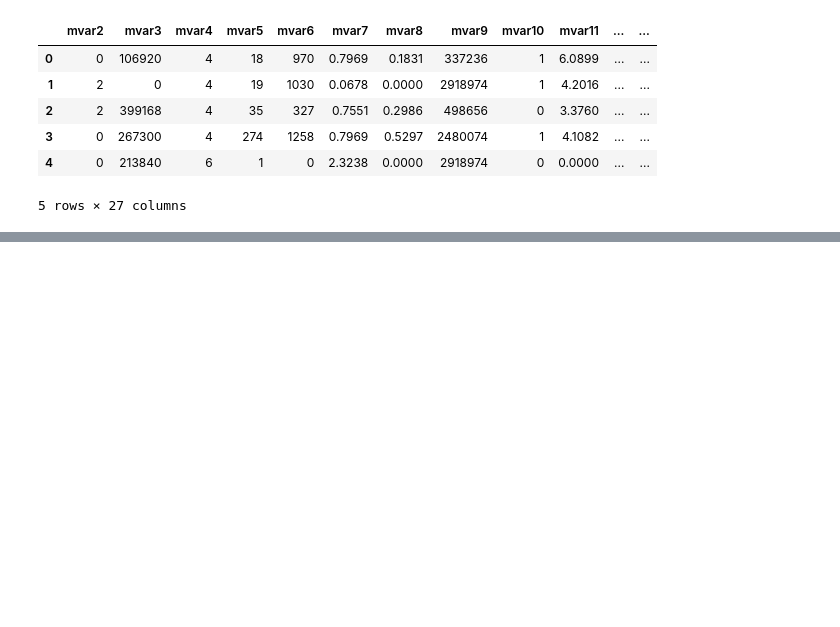
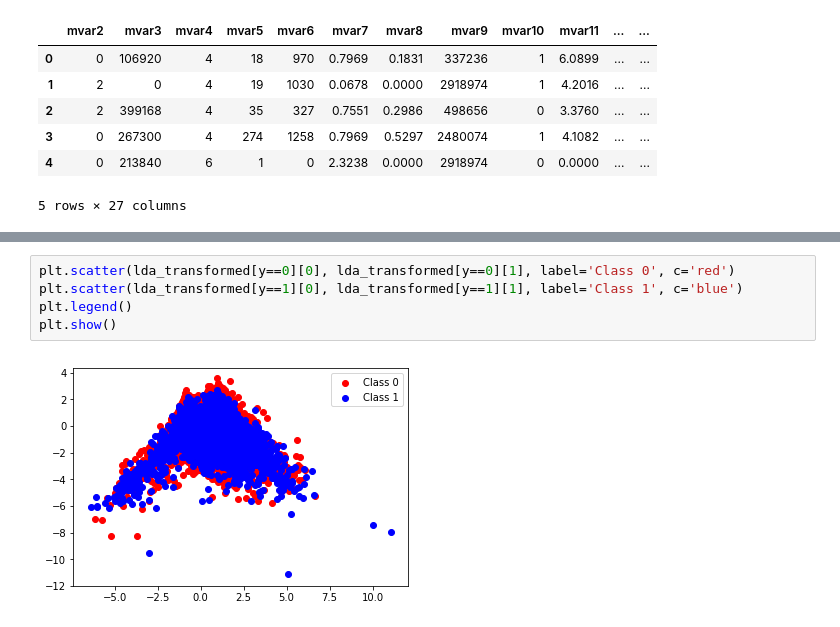
Before and after one commit to rohanchopra/Envible-Analyze-This-2017, a Jupyter notebook: Data-Analysis.ipynb, the cells around one changed output, grey strips where cells are left out. Saved outputs shown, nothing was run; the diff lists cells and outputs as text; blank space fills up the shorter version.

```diff
--- a/Data-Analysis.ipynb
+++ b/Data-Analysis.ipynb
@@ -234,0 +283,7 @@ dataYear.head()
+# %%
+plt.scatter(lda_transformed[y==0][0], lda_transformed[y==0][1], label='Class 0', c='red')
+plt.scatter(lda_transformed[y==1][0], lda_transformed[y==1][1], label='Class 1', c='blue')
+plt.legend()
+plt.show()
+# %% [output]
+[figure, added]
```
Also changed, not shown: parts of 21 cells of this notebook.
